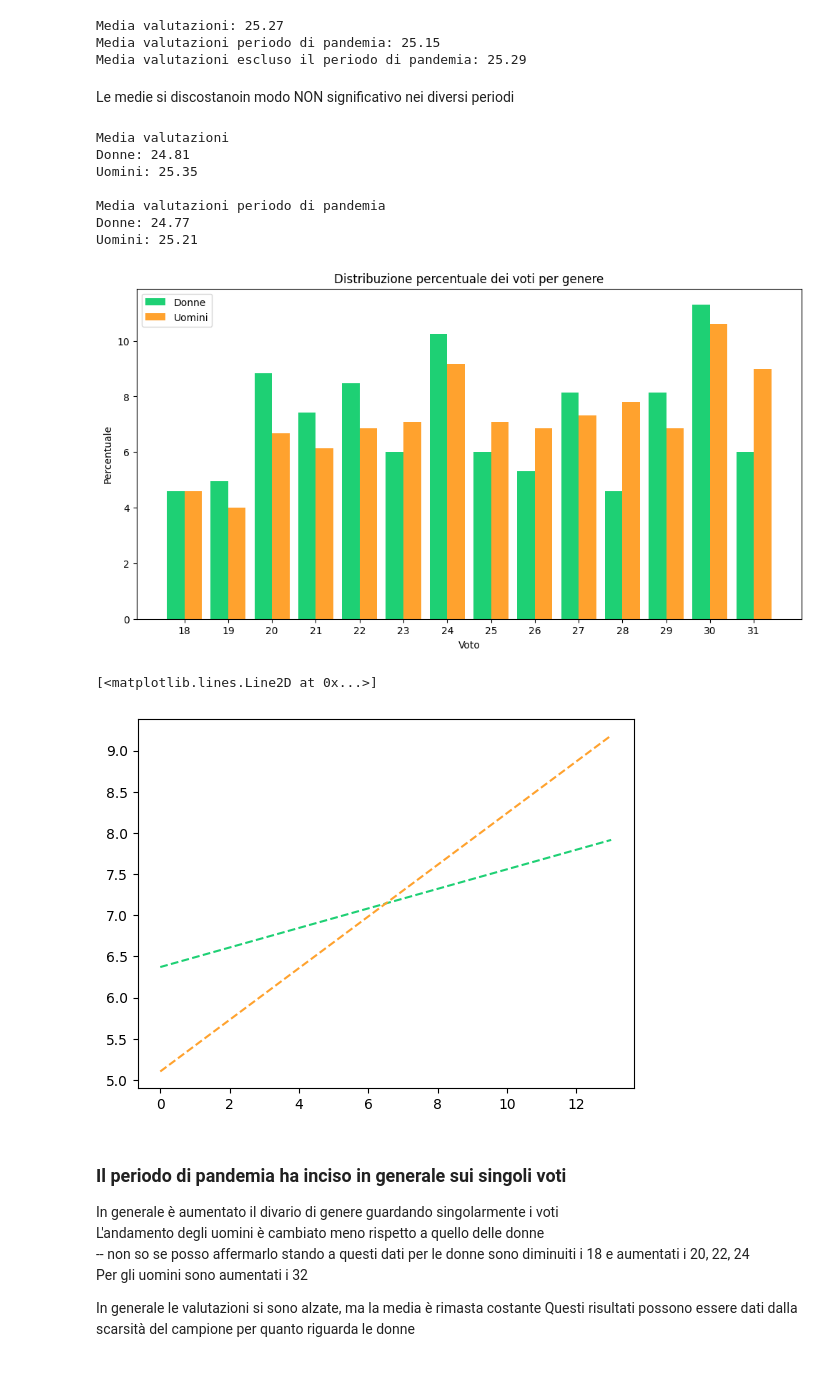
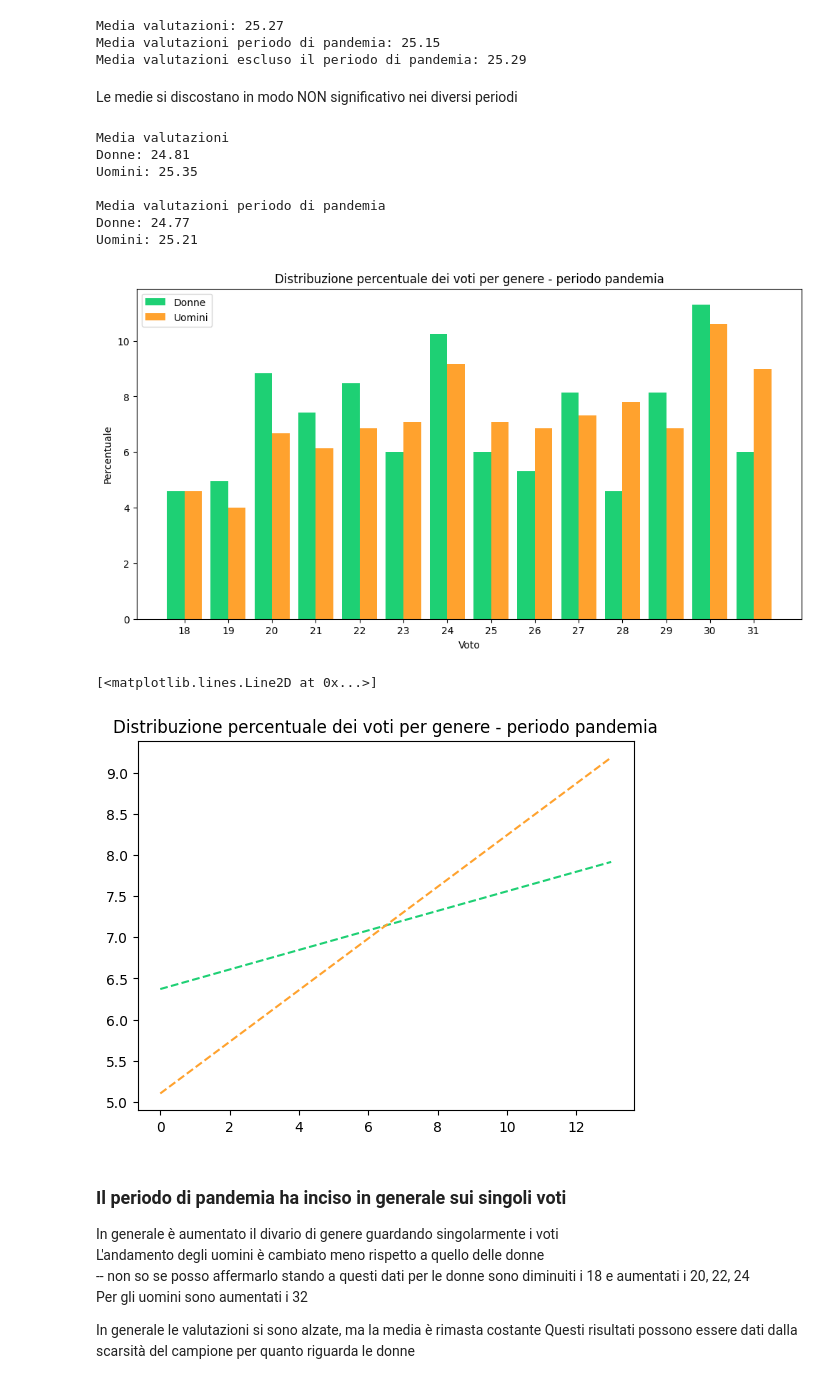
Before and after one commit to lallabelloni/Analisi-differenza-genere-Data-Science, a Jupyter notebook: progetto2.ipynb, the cells around one changed output. Drawn from its saved outputs; the diff is of its cells as text; code cells hidden in the pictures.

```diff
--- a/progetto2.ipynb
+++ b/progetto2.ipynb
@@ -92,0 +124,25 @@ pt_vecchi['DECODIFICA_INS'] = pt_vecchi['DECODIFICA_INS'].replace({'SISTEMI DI E
+# %%
+pt_vecchi['ANNO_LAUREA'] = pd.to_datetime(pt_vecchi['DATA_LAUREA']).dt.year # 5844 valori nulli
+#pt_vecchi['ANNO_LAUREA'].isnull().sum()
+# %%
+def voto_laurea(voto_laurea):
+    if voto_laurea >= 80 and voto_laurea <= 83:
+        return '80-83'
+    elif voto_laurea >= 84 and voto_laurea <=87:
+        return '84-87'
+    elif voto_laurea >= 88 and voto_laurea <= 91:
+        return '88-91'
+    elif voto_laurea >= 92 and voto_laurea <= 95:
+        return '92-95'
+    elif voto_laurea >= 96 and voto_laurea <= 99:
+        return '96-99'
+    elif voto_laurea >= 100 and voto_laurea <= 103:
+        return '100-103'
+    elif voto_laurea >= 104 and voto_laurea <= 107:
+        return '104-107'
+    elif voto_laurea >= 108 and voto_laurea <= 111:
+        return '108-111'
+    else:
+        return 'Altro'
+
+pt_vecchi['FASCIA_VOTO_LAUREA'] = pt_vecchi['VOTO_LAUREA'].apply(voto_laurea)
@@ -122,15 +195,3 @@ scelta = pt[(pt['DECODIFICA_INS'] == "APP MULTIMEDIALI E INTERNET OF THINGS") |
                  (pt['DECODIFICA_INS'] == "INTRODUZIONE ALLA DATA SCIENCE") |
                  (pt['DECODIFICA_INS'] == "STRUMENTI PER LO SVILUPPO E GESTIONE DEL SOFTWARE") |
                  (pt['DECODIFICA_INS'] == "WEB DESIGN")]
-# %%
-def categorize_voto(voto):
-    if voto >= 18 and voto <= 22:
-        return '18-22'
-    elif voto >= 23 and voto <= 27:
-        return '23-27'
-    elif voto >= 28 and voto <= 32:
-        return '28-32'
-    else:
-        return 'Altro'
-
-pt_vecchi['FASCIA_VOTO'] = pt_vecchi['VOTO'].apply(categorize_voto)
@@ -346,7 +529,7 @@ Media valutazioni: 25.27
 Media valutazioni periodo di pandemia: 25.15
 Media valutazioni escluso il periodo di pandemia: 25.29
 # %% [markdown]
-Le medie si discostanoin modo NON significativo nei diversi periodi
+Le medie si discostano in modo NON significativo nei diversi periodi
 # %%
 donne = pt_vecchi[pt_vecchi['GENERE'] == 'F']
 uomini = pt_vecchi[pt_vecchi['GENERE'] == 'M']
@@ -395,27 +578,27 @@ plt.bar(r1, percentuale_voti_donne, width=bar_width, label='Donne', color=colore
 plt.bar(r2, percentuale_voti_uomini, width=bar_width, label='Uomini', color=colore_uomini)
 plt.xlabel('Voto')
 plt.ylabel('Percentuale')
-plt.title('Distribuzione percentuale dei voti per genere')
+plt.title('Distribuzione percentuale dei voti per genere - periodo pandemia')
 plt.legend()
 plt.xticks([r + bar_width/2 for r in range(len(voti))], voti)
 
 plt.show()
 # %% [output]
-[figure, old version]
+[figure, new version]
 # %%
 # regressione lineare
 # donne
 slope_donne, intercept_donne, _, _, _ = linregress(r1, percentuale_voti_donne)
 regressione_donne = slope_donne * np.array(r1) + intercept_donne
 # uomini
 slope_uomini, intercept_uomini, _, _, _ = linregress(r1, percentuale_voti_uomini)
 regressione_uomini = slope_uomini * np.array(r1) + intercept_uomini
-
+plt.title('Distribuzione percentuale dei voti per genere - periodo pandemia')
 plt.plot(r1, regressione_donne, label='Regressione Donne', color=colore_donne, linestyle='--')
 plt.plot(r1, regressione_uomini, label='Regressione Uomini', color=colore_uomini, linestyle='--')
 # %% [output]
 [<matplotlib.lines.Line2D at 0x...>]
-[figure, old version]
+[figure, new version]
 # %% [markdown]
 ### Il periodo di pandemia ha inciso in generale sui singoli voti
 In generale è aumentato il divario di genere guardando singolarmente i voti <br>
```
Also changed, not shown: parts of 35 cells of this notebook, 1 other file.
